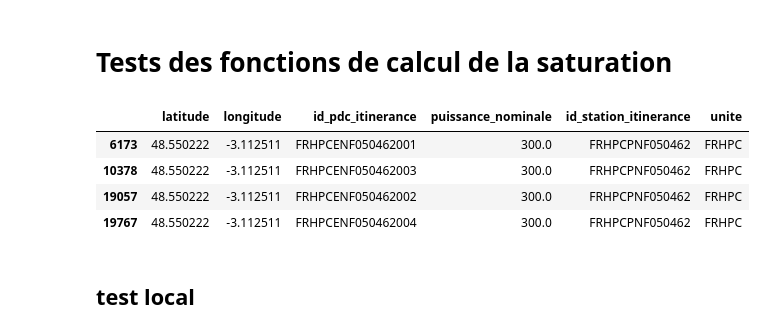
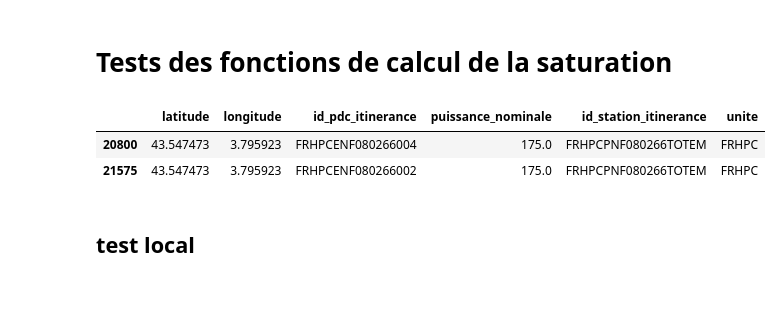
Before and after one commit to loco-labs/qualicharge-rtet, a Jupyter notebook: saturation/source/tests_global.ipynb, the cells around one changed output. Cells and saved outputs as stored; diff of their text form; code cells hidden in the pictures; blank space fills up the shorter version.

```diff
--- a/saturation/source/tests_global.ipynb
+++ b/saturation/source/tests_global.ipynb
@@ -60,13 +60,11 @@ e5_statics = read_statics(day, MIN_POWER)
 e2_pdc = e2_pdc[e2_pdc[ID_POC].str[:14] == 'FRHPCENF050462']
 e3_station = e3_station[e3_station[ID_STATION] == 'FRHPCPNF050462']
 # %%
-e5_statics[e5_statics[ID_STATION] == 'FRHPCPNF050462']
+e5_statics[e5_statics[ID_STATION] == 'FRHPCPNF080266TOTEM']
 # %% [output]
 |  | latitude | longitude | id_pdc_itinerance | puissance_nominale | id_station_itinerance | unite |
-| 6173 | 48.550222 | -3.112511 | FRHPCENF050462001 | 300.0 | FRHPCPNF050462 | FRHPC |
-| 10378 | 48.550222 | -3.112511 | FRHPCENF050462003 | 300.0 | FRHPCPNF050462 | FRHPC |
-| 19057 | 48.550222 | -3.112511 | FRHPCENF050462002 | 300.0 | FRHPCPNF050462 | FRHPC |
-| 19767 | 48.550222 | -3.112511 | FRHPCENF050462004 | 300.0 | FRHPCPNF050462 | FRHPC |
+| 20800 | 43.547473 | 3.795923 | FRHPCENF080266004 | 175.0 | FRHPCPNF080266TOTEM | FRHPC |
+| 21575 | 43.547473 | 3.795923 | FRHPCENF080266002 | 175.0 | FRHPCPNF080266TOTEM | FRHPC |
 # %% [markdown]
 ## test local
 # %%
```
Also changed, not shown: parts of 9 cells of this notebook, 2 other files.
